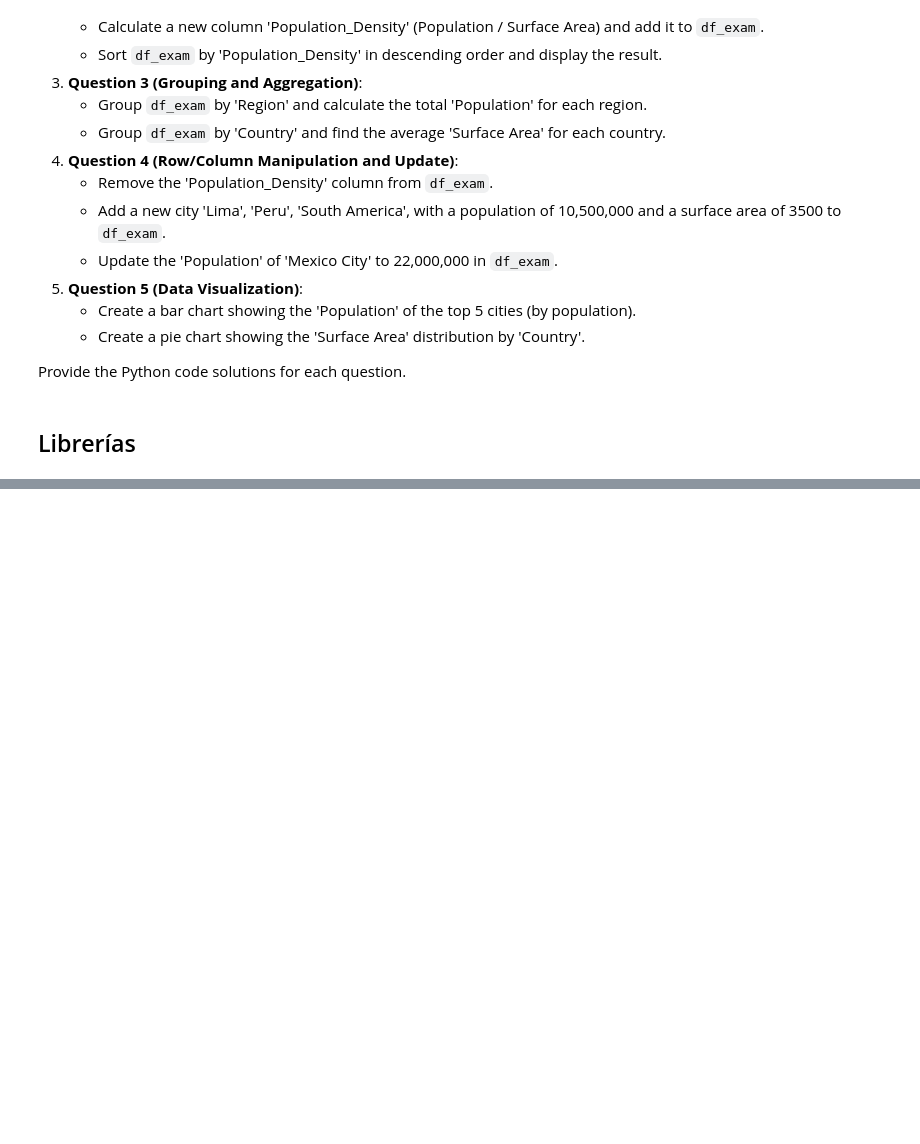
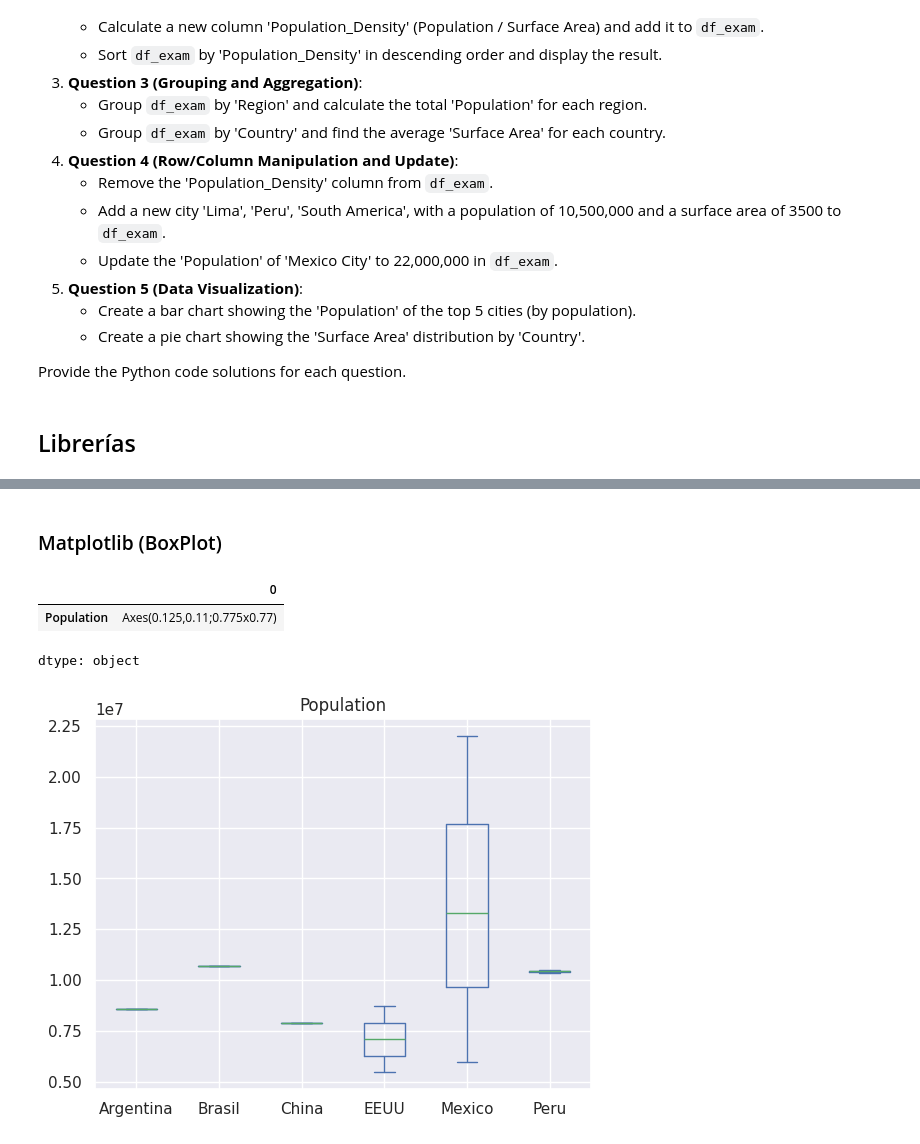
Before and after one commit to AxisAngeles/Smart_Data_DS_AI, a Jupyter notebook: Ejercicios_para_examen.ipynb, the cells around one changed output, grey strips where cells are left out. Drawn from its saved outputs; the diff is of its cells as text; code cells hidden in the pictures; blank space fills up the shorter version.

```diff
--- a/Ejercicios_para_examen.ipynb
+++ b/Ejercicios_para_examen.ipynb
@@ -271,0 +281,9 @@ Create a pie chart showing the 'Surface Area' distribution by 'Country'.
+# %% [markdown]
+### Matplotlib (BoxPlot)
+# %%
+df_exam[['Country','Population']].plot.box('Country')
+# %% [output]
+|  | 0 |
+| Population | Axes(0.125,0.11;0.775x0.77) |
+dtype: object
+[figure, added]
```
Also changed, not shown: parts of 16 cells of this notebook.
